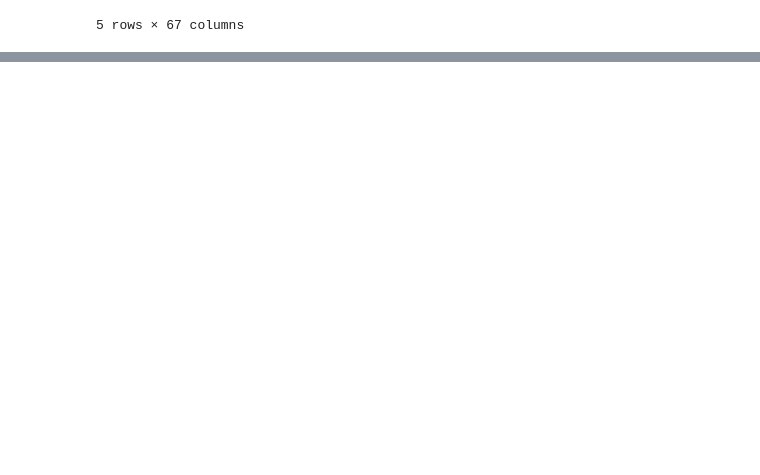
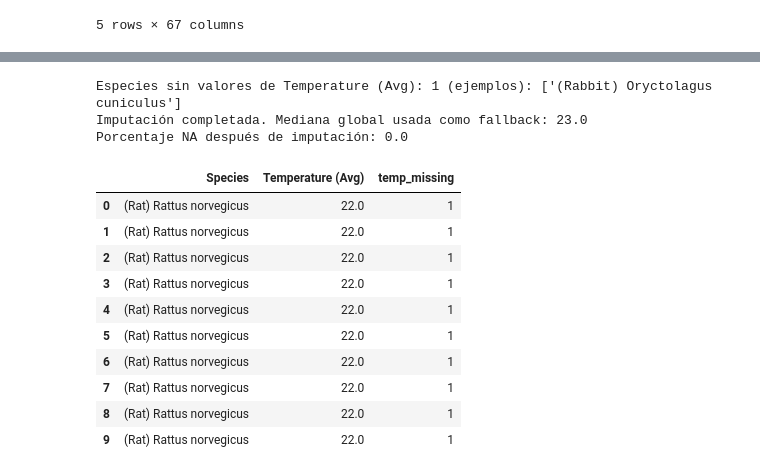
Before and after one commit to plorenab/proyecto_final, a Jupyter notebook: explore1.ipynb, the cells around one changed output, grey strips where cells are left out. Saved outputs shown, nothing was run; the diff lists cells and outputs as text; code cells hidden in the pictures; blank space fills up the shorter version.

Commit message:
EDA Raw_experiments_human, tratando valores nulos

```diff
--- a/explore1.ipynb
+++ b/explore1.ipynb
@@ -5,7 +6,7 @@ import matplotlib.pyplot as plt
 import seaborn as sns
 # %%
 #df1
-df1 = pd.read_csv('data/Raw_experiments_human.csv')
+df1 = pd.read_csv('data/Raw/Raw_experiments_human.csv')
 df1.shape
 # %% [output]
 (7499, 111)
@@ -71,0 +177,3 @@ df3_small.to_csv("human_summary_small.csv", index=False)
+# %%
+df1 = df1.drop_duplicates().reset_index(drop=True)
+df1.shape
@@ -71,0 +207,10 @@ df3_small.to_csv("human_summary_small.csv", index=False)
+# %%
+df1 = df1.drop(['pH',
+                'Tissue Distribution',
+                'Temperature (Min)',
+                'Temperature (Max)',
+                'Direction',
+                'μm^3/mL (master)',
+                'μm^2/mL (master)',
+                'μm/ug/mL (master)',
+                'Internal Dose Confirmation (in vivo only)'], axis = 1)
@@ -71,0 +273,54 @@ df3_small.to_csv("human_summary_small.csv", index=False)
+# %%
+# Charge — 66.84% NA, imputación con unknown
+df1['charge_missing'] = df1['Charge'].isna().astype(int)
+df1['Charge'] = df1['Charge'].fillna('unknown')
+# %%
+# Temperature (Avg) — 58.94% NA, in vitro → imputar a 37°C, in vivo → imputar la moda por especie, fallback, imputar mediana global
+from IPython.display import display
+
+# Normalizar la columna In Vitro / In Vivo (por si hay variantes)
+df1['in_vitro_flag'] = df1['In Vitro or In Vivo?'].astype(str).str.lower().str.contains('in vitro')
+
+# Flag de missing
+df1['temp_missing'] = df1['Temperature (Avg)'].isna().astype(int)
+
+# Imputar 37.0 para in vitro (solo donde falta)
+mask_invitro_missing = df1['in_vitro_flag'] & df['Temperature (Avg)'].isna()
+df1.loc[mask_invitro_missing, 'Temperature (Avg)'] = 37.0
+
+# Calcular medianas por especie (sin producir warnings)
+group_medians = df1.groupby('Species')['Temperature (Avg)'].median()
+
+# Diagnóstico: especies cuya mediana es NaN (especies sin ningún valor)
+species_no_temp = group_medians[group_medians.isna()].index.tolist()
+if species_no_temp:
+    print(f"Especies sin valores de Temperature (Avg): {len(species_no_temp)} (ejemplos): {species_no_temp[:10]}")
+
+# Rellenar con mediana por especie (solo para filas que siguen NaN)
+mask_still_missing = df1['Temperature (Avg)'].isna()
+df1.loc[mask_still_missing, 'Temperature (Avg)'] = df1.loc[mask_still_missing, 'Species'].map(group_medians)
+
+# Rellenar el resto con mediana global (fallback)
+global_median = df1['Temperature (Avg)'].median(skipna=True)
+df1['Temperature (Avg)'] = df1['Temperature (Avg)'].fillna(global_median)
+
+print("Imputación completada. Mediana global usada como fallback:", global_median)
+
+# Comprobaciones rápidas
+print("Porcentaje NA después de imputación:", df1['Temperature (Avg)'].isna().mean() * 100)
+display(df1[['Species','Temperature (Avg)','temp_missing']].head(10))
+# %% [output]
+Especies sin valores de Temperature (Avg): 1 (ejemplos): ['(Rabbit) Oryctolagus cuniculus']
+Imputación completada. Mediana global usada como fallback: 23.0
+Porcentaje NA después de imputación: 0.0
+|  | Species | Temperature (Avg) | temp_missing |
+| 0 | (Rat) Rattus norvegicus | 22.0 | 1 |
+| 1 | (Rat) Rattus norvegicus | 22.0 | 1 |
+| 2 | (Rat) Rattus norvegicus | 22.0 | 1 |
+| 3 | (Rat) Rattus norvegicus | 22.0 | 1 |
+| 4 | (Rat) Rattus norvegicus | 22.0 | 1 |
+| 5 | (Rat) Rattus norvegicus | 22.0 | 1 |
+| 6 | (Rat) Rattus norvegicus | 22.0 | 1 |
+| 7 | (Rat) Rattus norvegicus | 22.0 | 1 |
+| 8 | (Rat) Rattus norvegicus | 22.0 | 1 |
+| 9 | (Rat) Rattus norvegicus | 22.0 | 1 |
```
Also changed, not shown: parts of 46 cells of this notebook, 4 other files.
